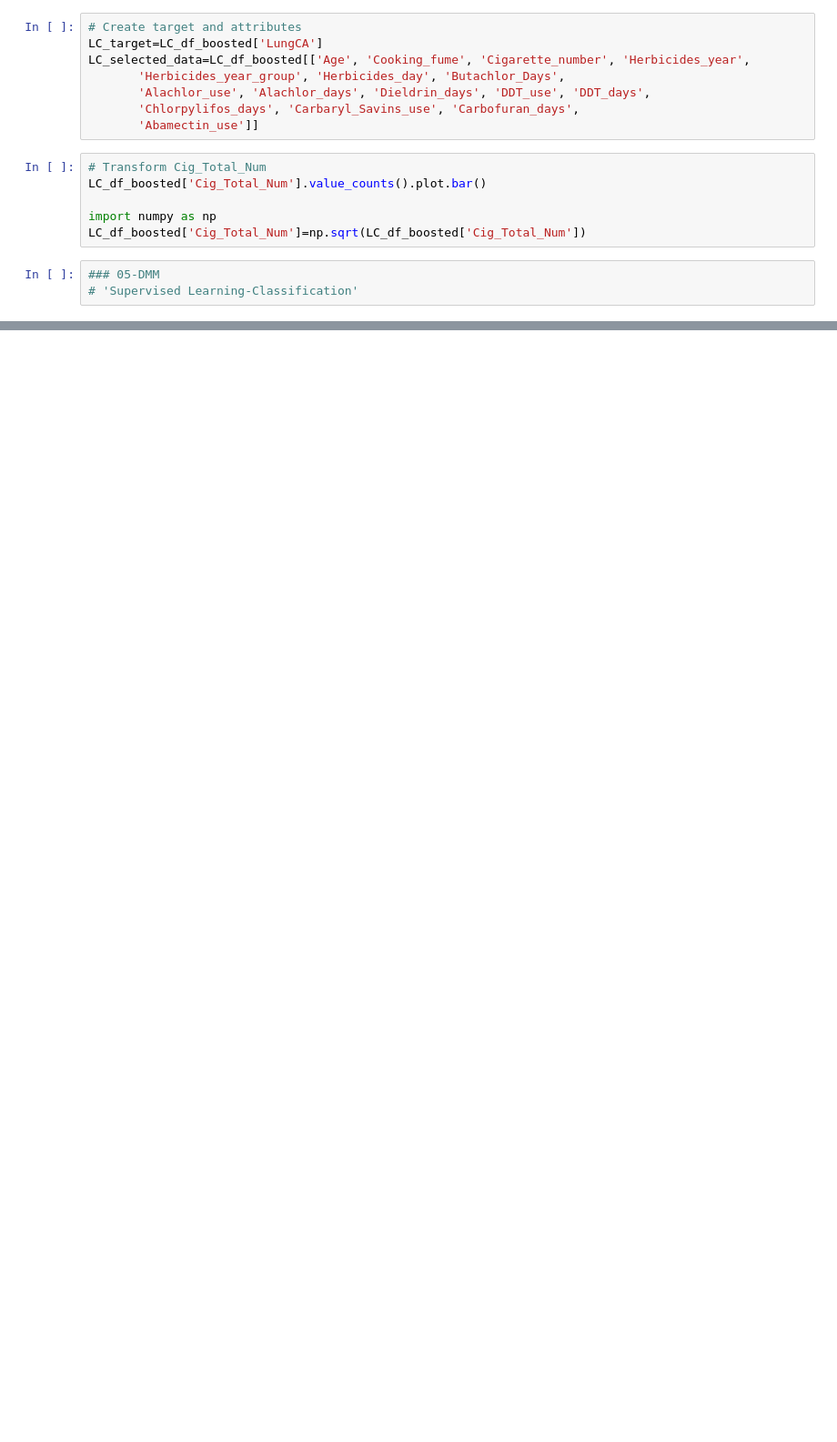
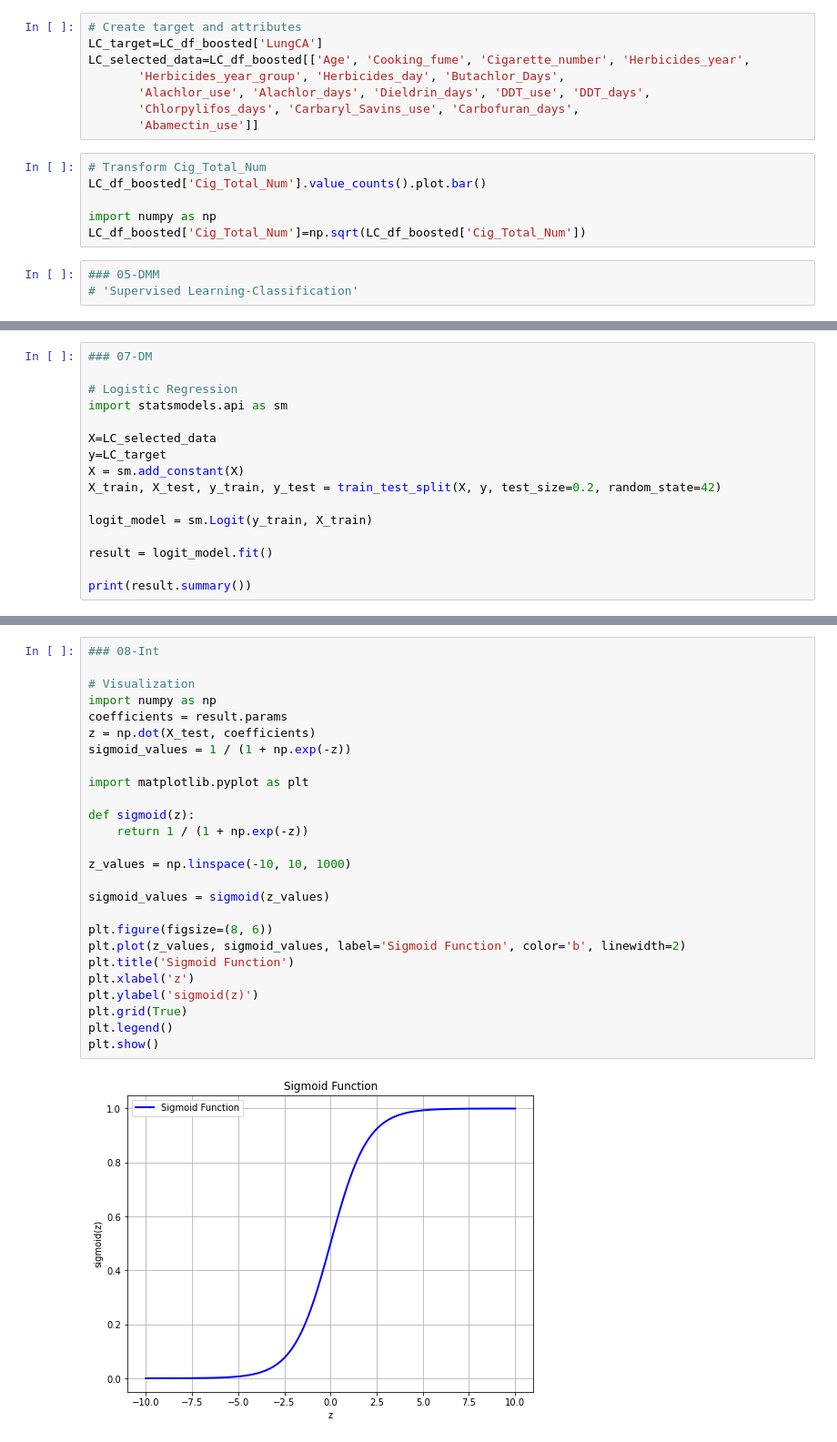
Before and after one commit to blairduan22/iteration4, a Jupyter notebook: iteration-4.ipynb, the cells around one changed output, grey strips where cells are left out. Shown at 91% size. Cells and saved outputs as stored; diff of their text form; blank space fills up the shorter version.

```diff
--- a/iteration-4.ipynb
+++ b/iteration-4.ipynb
@@ -321,0 +360,16 @@ LC_df_boosted['Cig_Total_Num']=np.sqrt(LC_df_boosted['Cig_Total_Num'])
+# %%
+### 07-DM
+
+# Logistic Regression
+import statsmodels.api as sm
+
+X=LC_selected_data
+y=LC_target
+X = sm.add_constant(X)
+X_train, X_test, y_train, y_test = train_test_split(X, y, test_size=0.2, random_state=42)
+
+logit_model = sm.Logit(y_train, X_train)
+
+result = logit_model.fit()
+
+print(result.summary())
@@ -321,0 +394,28 @@ LC_df_boosted['Cig_Total_Num']=np.sqrt(LC_df_boosted['Cig_Total_Num'])
+# %%
+### 08-Int
+
+# Visualization
+import numpy as np
+coefficients = result.params
+z = np.dot(X_test, coefficients)
+sigmoid_values = 1 / (1 + np.exp(-z))
+
+import matplotlib.pyplot as plt
+
+def sigmoid(z):
+    return 1 / (1 + np.exp(-z))
+
+z_values = np.linspace(-10, 10, 1000)
+
+sigmoid_values = sigmoid(z_values)
+
+plt.figure(figsize=(8, 6))
+plt.plot(z_values, sigmoid_values, label='Sigmoid Function', color='b', linewidth=2)
+plt.title('Sigmoid Function')
+plt.xlabel('z')
+plt.ylabel('sigmoid(z)')
+plt.grid(True)
+plt.legend()
+plt.show()
+# %% [output]
+[figure, added]
```
Also changed, not shown: parts of 17 cells of this notebook.
